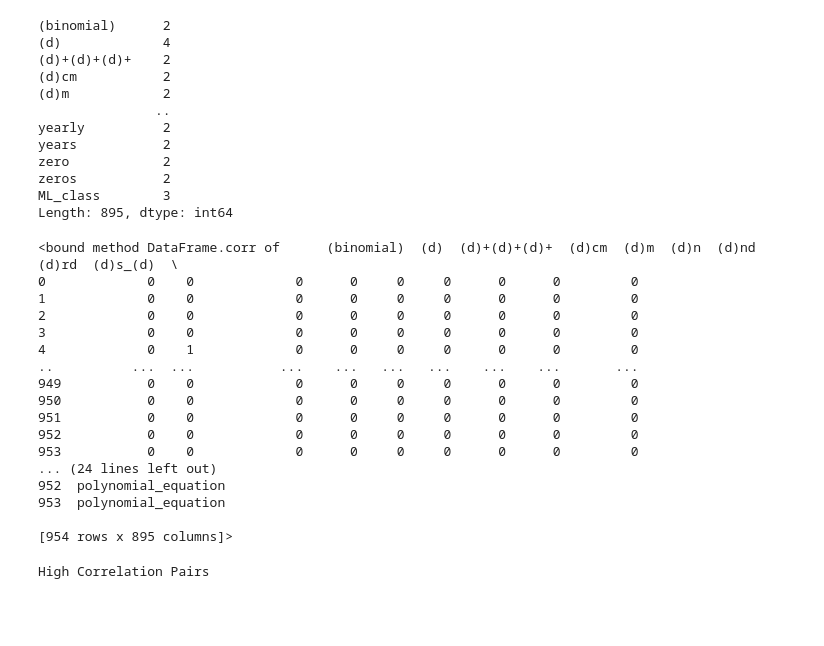
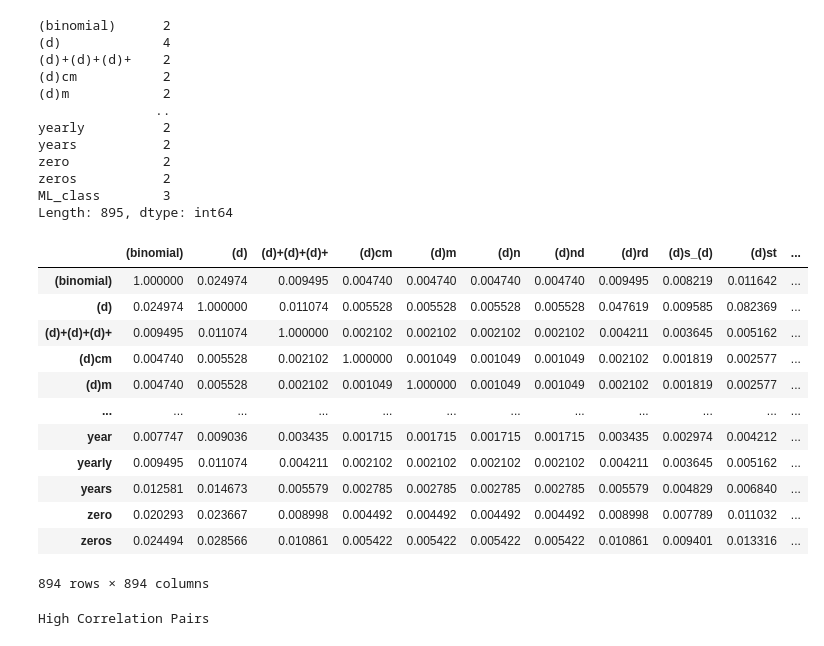
Before and after one commit to jmab-2000/RFA_Math_Topic_Detector, a Jupyter notebook: EDA_v1.ipynb, the cells around one changed output. Drawn from its saved outputs; the diff is of its cells as text; code cells hidden in the pictures; blank space fills up the shorter version.

```diff
--- a/EDA_v1.ipynb
+++ b/EDA_v1.ipynb
@@ -58,25 +61,20 @@ Length: 895, dtype: int64
 # %%
 correlation = data.corr().abs()
 correlation
-data.corr
 # %% [output]
+|  | (binomial) | (d) | (d)+(d)+(d)+ | (d)cm | (d)m | (d)n | (d)nd | (d)rd | (d)s_(d) | (d)st | ... |
+| (binomial) | 1.000000 | 0.024974 | 0.009495 | 0.004740 | 0.004740 | 0.004740 | 0.004740 | 0.009495 | 0.008219 | 0.011642 | ... |
+| (d) | 0.024974 | 1.000000 | 0.011074 | 0.005528 | 0.005528 | 0.005528 | 0.005528 | 0.047619 | 0.009585 | 0.082369 | ... |
+| (d)+(d)+(d)+ | 0.009495 | 0.011074 | 1.000000 | 0.002102 | 0.002102 | 0.002102 | 0.002102 | 0.004211 | 0.003645 | 0.005162 | ... |
+| (d)cm | 0.004740 | 0.005528 | 0.002102 | 1.000000 | 0.001049 | 0.001049 | 0.001049 | 0.002102 | 0.001819 | 0.002577 | ... |
+| (d)m | 0.004740 | 0.005528 | 0.002102 | 0.001049 | 1.000000 | 0.001049 | 0.001049 | 0.002102 | 0.001819 | 0.002577 | ... |
+| ... | ... | ... | ... | ... | ... | ... | ... | ... | ... | ... | ... |
+| year | 0.007747 | 0.009036 | 0.003435 | 0.001715 | 0.001715 | 0.001715 | 0.001715 | 0.003435 | 0.002974 | 0.004212 | ... |
+| yearly | 0.009495 | 0.011074 | 0.004211 | 0.002102 | 0.002102 | 0.002102 | 0.002102 | 0.004211 | 0.003645 | 0.005162 | ... |
+| years | 0.012581 | 0.014673 | 0.005579 | 0.002785 | 0.002785 | 0.002785 | 0.002785 | 0.005579 | 0.004829 | 0.006840 | ... |
+| zero | 0.020293 | 0.023667 | 0.008998 | 0.004492 | 0.004492 | 0.004492 | 0.004492 | 0.008998 | 0.007789 | 0.011032 | ... |
+| zeros | 0.024494 | 0.028566 | 0.010861 | 0.005422 | 0.005422 | 0.005422 | 0.005422 | 0.010861 | 0.009401 | 0.013316 | ... |
-<bound method DataFrame.corr of      (binomial)  (d)  (d)+(d)+(d)+  (d)cm  (d)m  (d)n  (d)nd  (d)rd  (d)s_(d)  \
-0             0    0             0      0     0     0      0      0         0
-1             0    0             0      0     0     0      0      0         0
-2             0    0             0      0     0     0      0      0         0
-3             0    0             0      0     0     0      0      0         0
-4             0    1             0      0     0     0      0      0         0
-..          ...  ...           ...    ...   ...   ...    ...    ...       ...
-949           0    0             0      0     0     0      0      0         0
-950           0    0             0      0     0     0      0      0         0
-951           0    0             0      0     0     0      0      0         0
-952           0    0             0      0     0     0      0      0         0
-953           0    0             0      0     0     0      0      0         0
-... (24 lines left out)
-952  polynomial_equation
-953  polynomial_equation
-
-[954 rows x 895 columns]>
+894 rows × 894 columns
 # %%
 def high_corr(df):
     dataset = pd.DataFrame(columns = ['pair1', 'pair2', 'corr_value'])
```
Also changed, not shown: parts of 2 cells of this notebook, 7 other files.
